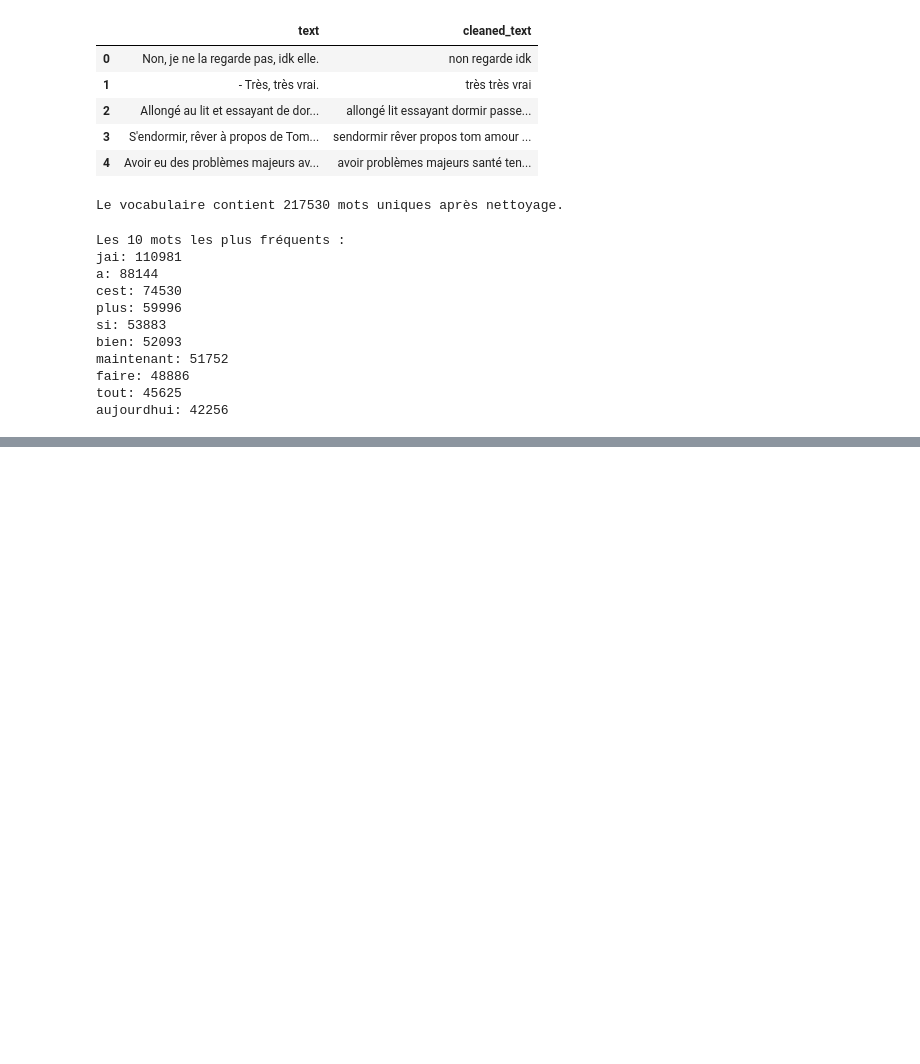
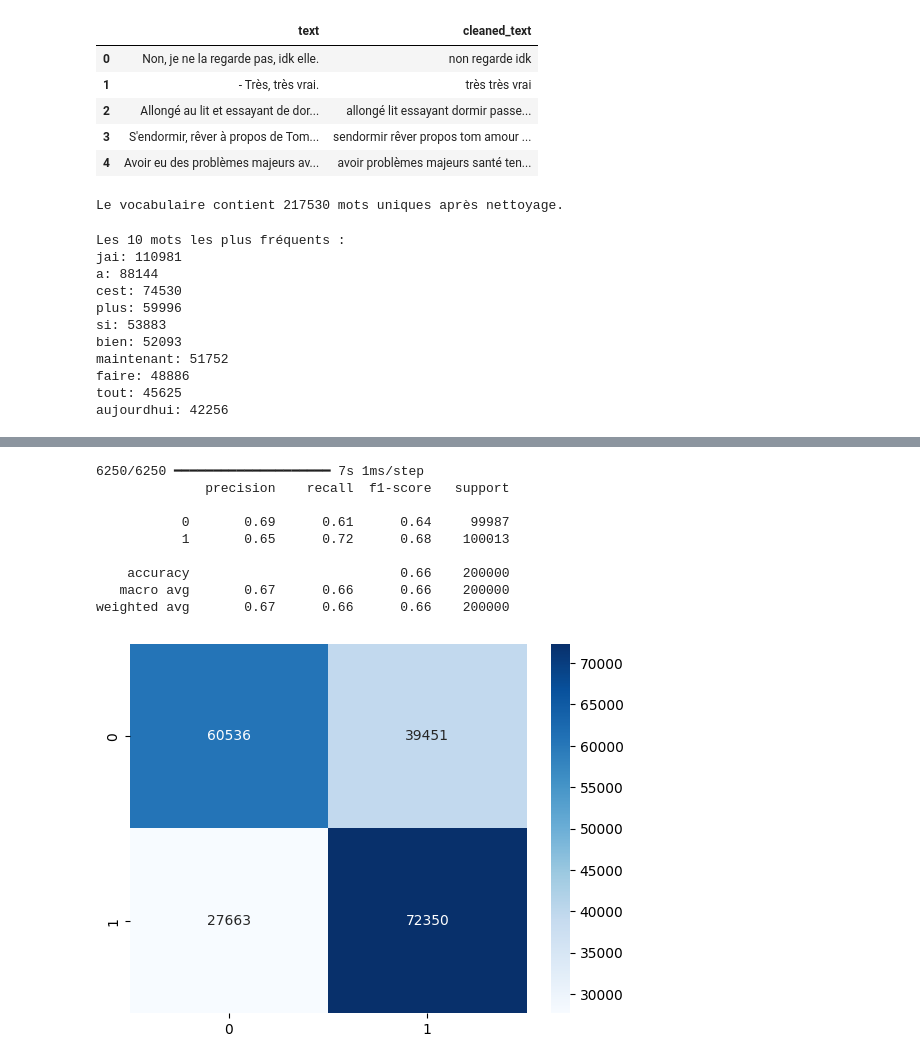
Before and after one commit to malek-messaoudii/French-Sentiment-Analysis-Using-Glove-Word-Embedding, a Jupyter notebook: word-embedding-french-sentiment-analysis.ipynb, the cells around one changed output, grey strips where cells are left out. Cells and saved outputs as stored; diff of their text form; code cells hidden in the pictures; blank space fills up the shorter version.

```diff
--- a/word-embedding-french-sentiment-analysis.ipynb
+++ b/word-embedding-french-sentiment-analysis.ipynb
@@ -290,0 +355,7 @@ data_balanced['tokenized_text'] = data_balanced['cleaned_text'].apply(lambda x:
+# %%
+from sklearn.model_selection import train_test_split
+
+X_train, X_test, y_train, y_test = train_test_split(X, y, test_size=0.2, random_state=42)
+
+print("Forme des données d'entraînement:", X_train.shape)
+print("Forme des données de test:", X_test.shape)
@@ -290,0 +365,18 @@ data_balanced['tokenized_text'] = data_balanced['cleaned_text'].apply(lambda x:
+# %%
+from tensorflow.keras.models import Sequential
+from tensorflow.keras.layers import Dense, Dropout
+
+# Construire un réseau de neurones simple
+model = Sequential([
+    Dense(128, activation='relu', input_shape=(vector_size,)),
+    Dropout(0.5),
+    Dense(64, activation='relu'),
+    Dropout(0.5),
+    Dense(1, activation='sigmoid')  # Sortie binaire pour la classification
+])
+
+# Compiler le modèle
+model.compile(optimizer='adam', loss='binary_crossentropy', metrics=['accuracy'])
+
+# Entraîner le modèle
+history = model.fit(X_train, y_train, validation_data=(X_test, y_test), epochs=10, batch_size=32)
@@ -290,0 +404,21 @@ data_balanced['tokenized_text'] = data_balanced['cleaned_text'].apply(lambda x:
+# %%
+# Évaluer les performances sur le jeu de test
+y_pred = (model.predict(X_test) > 0.5).astype("int32")
+
+from sklearn.metrics import classification_report, confusion_matrix
+print(classification_report(y_test, y_pred))
+
+# Afficher la matrice de confusion
+sns.heatmap(confusion_matrix(y_test, y_pred), annot=True, fmt='d', cmap='Blues')
+plt.show()
+# %% [output]
+6250/6250 ━━━━━━━━━━━━━━━━━━━━ 7s 1ms/step
+              precision    recall  f1-score   support
+
+           0       0.69      0.61      0.64     99987
+           1       0.65      0.72      0.68    100013
+
+    accuracy                           0.66    200000
+   macro avg       0.67      0.66      0.66    200000
+weighted avg       0.67      0.66      0.66    200000
+[figure, added]
```
Also changed, not shown: parts of 7 cells of this notebook.
